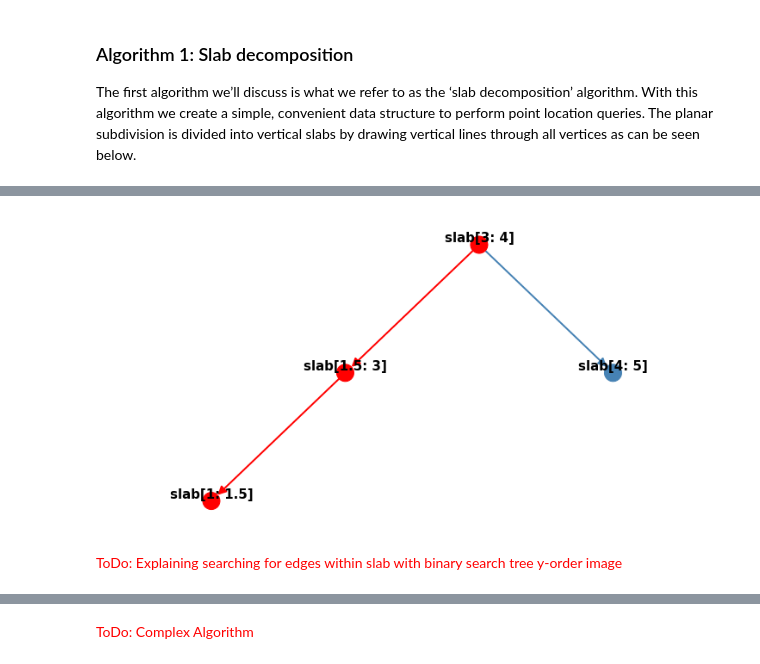
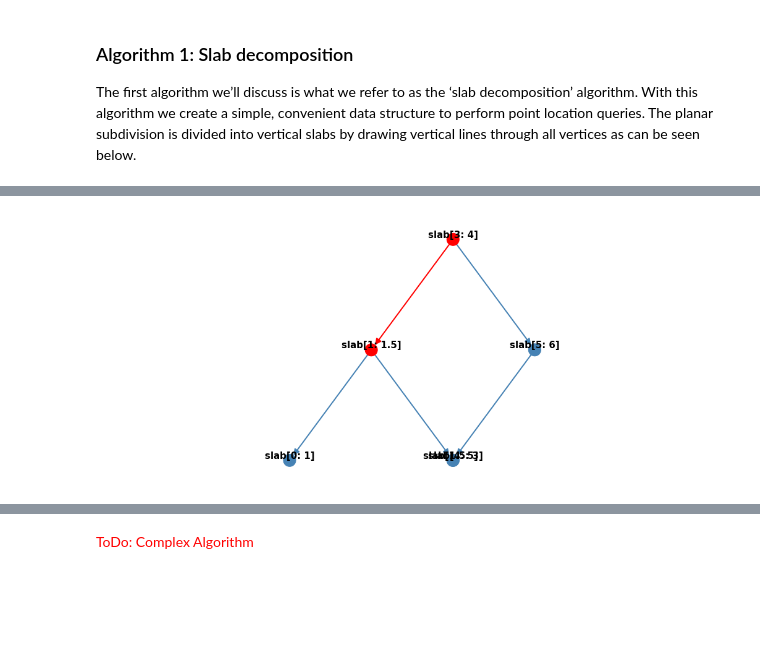
Before and after one commit to t1jsh111/2IMA15, a Jupyter notebook: notebook.ipynb, the cells around one changed output, grey strips where cells are left out. Saved outputs shown, nothing was run; the diff lists cells and outputs as text; code cells hidden in the pictures; blank space fills up the shorter version.

```diff
--- a/notebook.ipynb
+++ b/notebook.ipynb
@@ -34,7 +36,7 @@ An example planar subdivision is given below.
 # %%
 %matplotlib inline
 import matplotlib.pyplot as plt
-plt.rcParams['figure.figsize'] = [10, 5]  # Set default size of matplot plots in jupyter notebook
+plt.rcParams['figure.figsize'] = [14, 6]  # Set default size of matplot plots in jupyter notebook
 
 import backend.dcel as dcel
 import backend.slab_decomposition as sd
@@ -68,0 +66,8 @@ myDCEL.show_dcel(query_point[0], query_point[1])
+# %%
+class QueryPoint:
+    def __init__(self, x, y):
+        self.x = x
+        self.y = y
+
+q = QueryPoint(1.25, 4)
+myDCEL.show_dcel(q)
@@ -103,11 +109,9 @@ In this python code you will see we keep track of a list called ‘visited’ in
 
 For the q (1.25, 4) of the example we will walk through the red marked path of the binary search tree shown below.
 # %%
-result = slab_decomposition.solve_for_point(query_point[0], query_point[1], True)  # True = show bst
+result = slab_decomposition.solve_for_point(q, True)  # True = show bst
 slab = result[0]
 visited_edges = result[1]
 face = result[2]
 # %% [output]
-[figure, old version]
+[figure, new version]
-# %% [markdown]
-<font color='red'>ToDo: Explaining searching for edges within slab with binary search tree y-order image</font>
```
Also changed, not shown: parts of 10 cells of this notebook, 1 other file.
